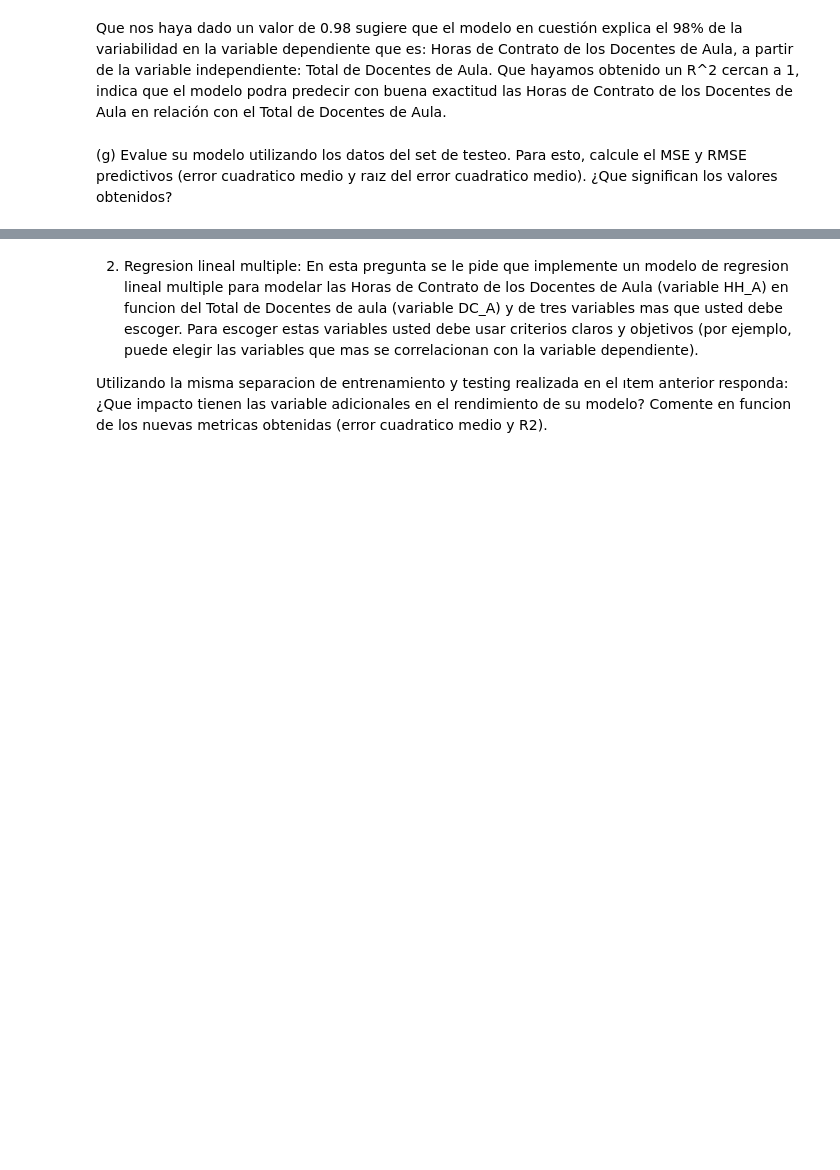
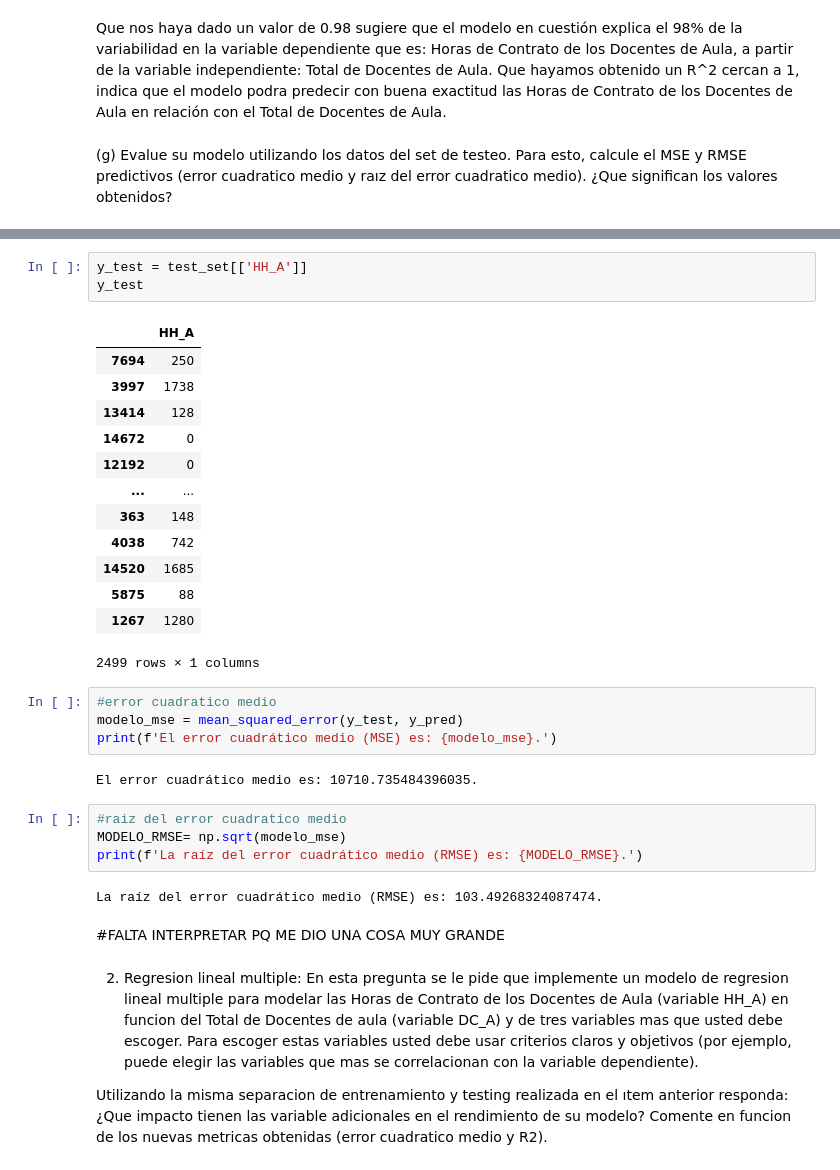
Before and after one commit to Dxeg0o/proyecto_cdd_2, a Jupyter notebook: proyecto.ipynb, the cells around one changed output, grey strips where cells are left out. Cells and saved outputs as stored; diff of their text form; blank space fills up the shorter version.

Commit message:
3g casi lista, falta interpretar

```diff
--- a/proyecto.ipynb
+++ b/proyecto.ipynb
@@ -259,3 +273,34 @@ Para esto, calcule el MSE y RMSE predictivos
+# %%
+y_test = test_set[['HH_A']]
+y_test
+# %% [output]
+|  | HH_A |
+| 7694 | 250 |
+| 3997 | 1738 |
+| 13414 | 128 |
+| 14672 | 0 |
+| 12192 | 0 |
+| ... | ... |
+| 363 | 148 |
+| 4038 | 742 |
+| 14520 | 1685 |
+| 5875 | 88 |
+| 1267 | 1280 |
+2499 rows × 1 columns
+# %%
+#error cuadratico medio
+modelo_mse = mean_squared_error(y_test, y_pred)
+print(f'El error cuadrático medio (MSE) es: {modelo_mse}.')
+# %% [output]
+El error cuadrático medio es: 10710.735484396035.
+# %%
+#raiz del error cuadratico medio
+MODELO_RMSE= np.sqrt(modelo_mse)
+print(f'La raíz del error cuadrático medio (RMSE) es: {MODELO_RMSE}.')
+# %% [output]
+La raíz del error cuadrático medio (RMSE) es: 103.49268324087474.
+# %% [markdown]
+#FALTA INTERPRETAR PQ ME DIO UNA COSA MUY GRANDE
 # %% [markdown]
 2. Regresion lineal multiple: En esta pregunta se le pide que implemente un modelo de regresion lineal
 multiple para modelar las Horas de Contrato de los Docentes de Aula (variable HH_A) en funcion del Total
```
Also changed, not shown: parts of 1 cell of this notebook.
